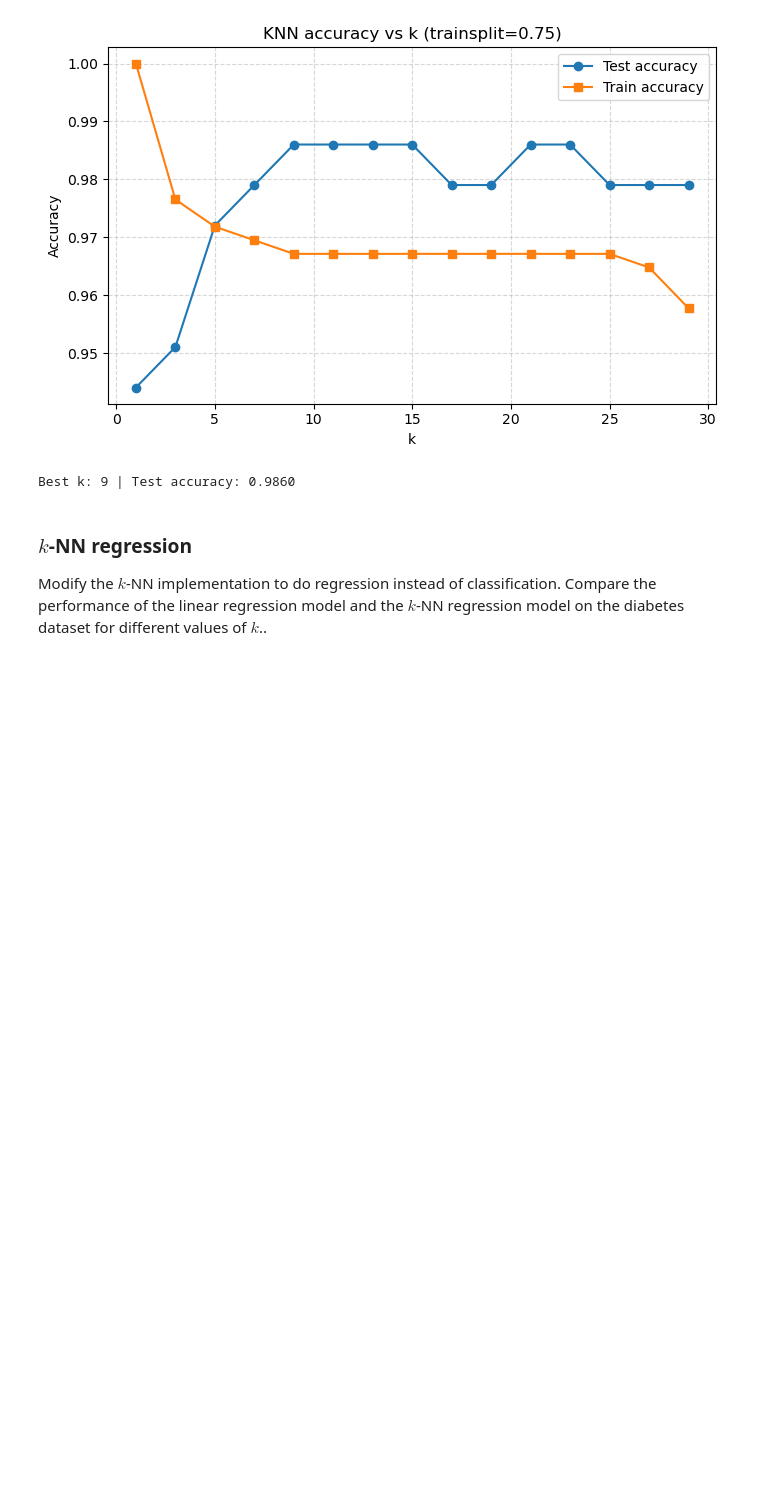
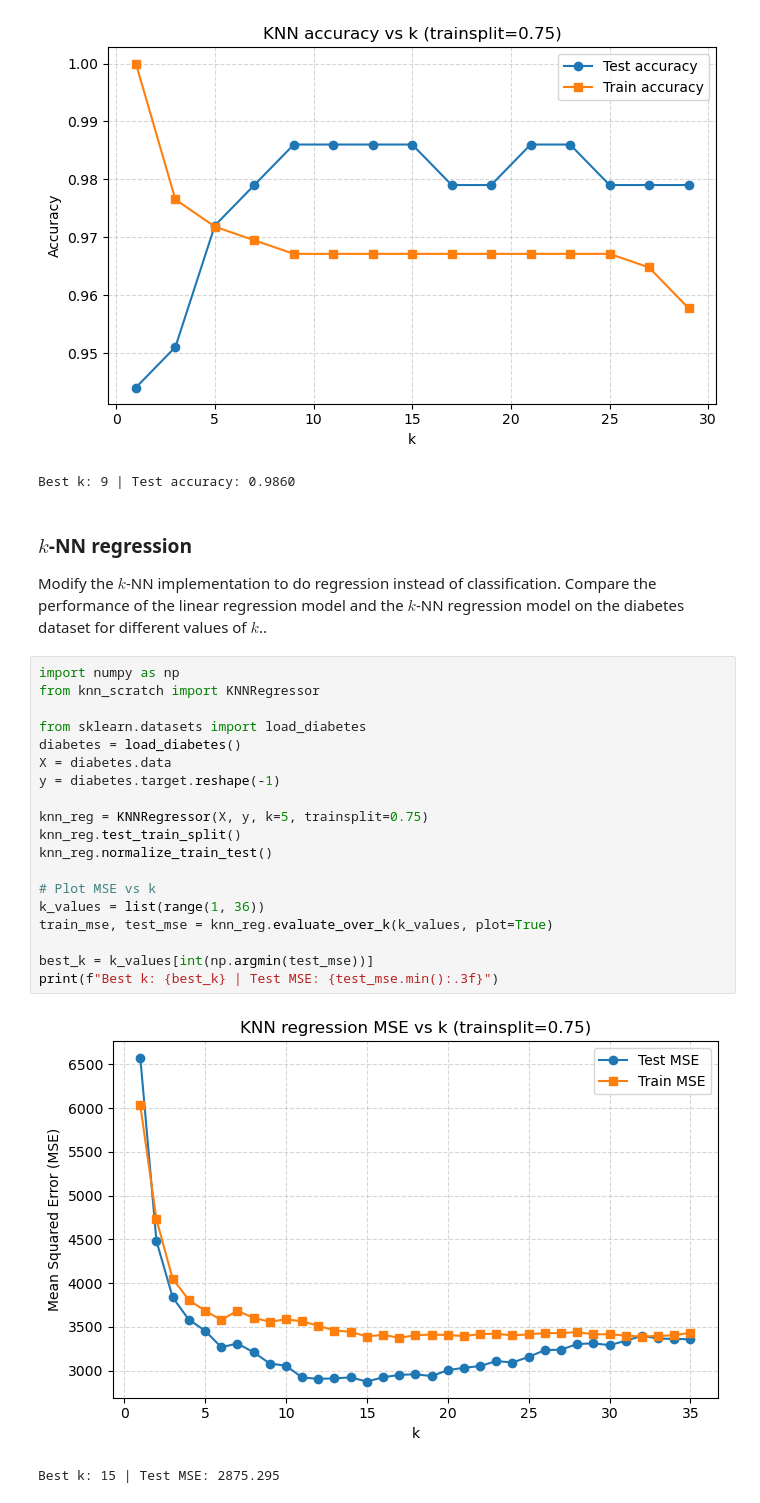
Before and after one commit to SiebrenBarten/Machine-learning-for-medical-imaging, a Jupyter notebook: practicals/week_1.ipynb, the cells around one changed output. Drawn from its saved outputs; the diff is of its cells as text; blank space fills up the shorter version.

```diff
--- a/practicals/week_1.ipynb
+++ b/practicals/week_1.ipynb
@@ -205,3 +205,25 @@ Best k: 9 | Test accuracy: 0.9860
 ### $k$-NN regression
 
 Modify the $k$-NN implementation to do regression instead of classification. Compare the performance of the linear regression model and the $k$-NN regression model on the diabetes dataset for different values of $k$..
+# %%
+import numpy as np
+from knn_scratch import KNNRegressor
+
+from sklearn.datasets import load_diabetes
+diabetes = load_diabetes()
+X = diabetes.data
+y = diabetes.target.reshape(-1)
+
+knn_reg = KNNRegressor(X, y, k=5, trainsplit=0.75)
+knn_reg.test_train_split()
+knn_reg.normalize_train_test()
+
+# Plot MSE vs k
+k_values = list(range(1, 36))
+train_mse, test_mse = knn_reg.evaluate_over_k(k_values, plot=True)
+
+best_k = k_values[int(np.argmin(test_mse))]
+print(f"Best k: {best_k} | Test MSE: {test_mse.min():.3f}")
+# %% [output]
+[figure, added]
+Best k: 15 | Test MSE: 2875.295
```
Also changed, not shown: parts of 4 cells of this notebook, 5 other files.
